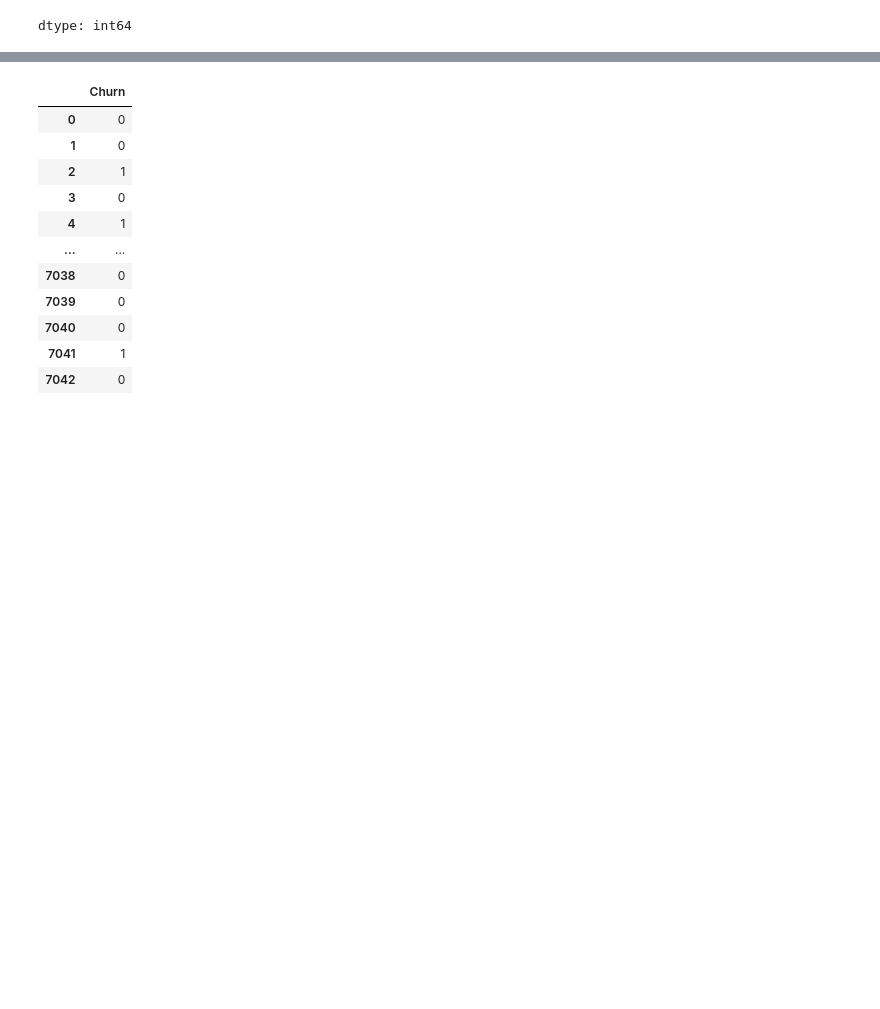
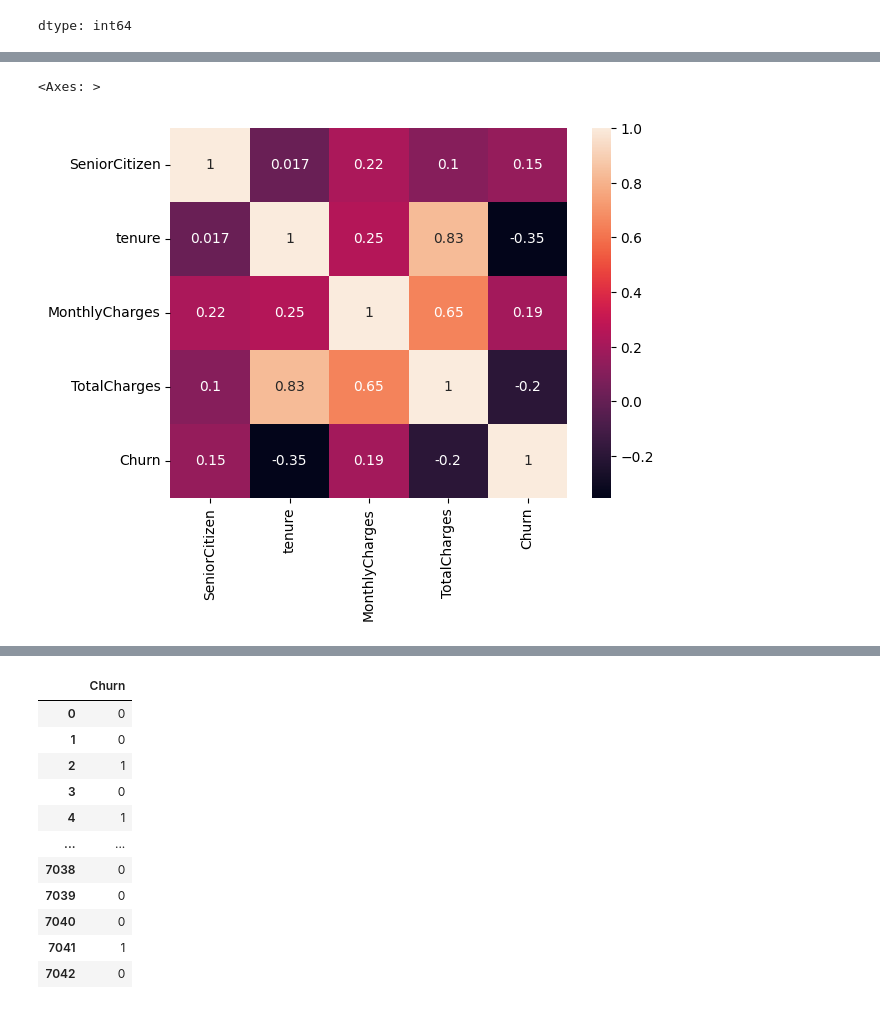
Before and after one commit to Sakhile-Ngcobo/Predicting-Customer-Churn, a Jupyter notebook: Predicting_Customer_Churn.ipynb, the cells around one changed output, grey strips where cells are left out. Saved outputs shown, nothing was run; the diff lists cells and outputs as text; code cells hidden in the pictures; blank space fills up the shorter version.

```diff
--- a/Predicting_Customer_Churn.ipynb
+++ b/Predicting_Customer_Churn.ipynb
@@ -106,0 +172,6 @@ dtype: int64
+# %%
+corr = data.corr(numeric_only=True)
+sns.heatmap(corr, annot=True)
+# %% [output]
+<Axes: >
+[figure, added]
```
Also changed, not shown: parts of 19 cells of this notebook.
